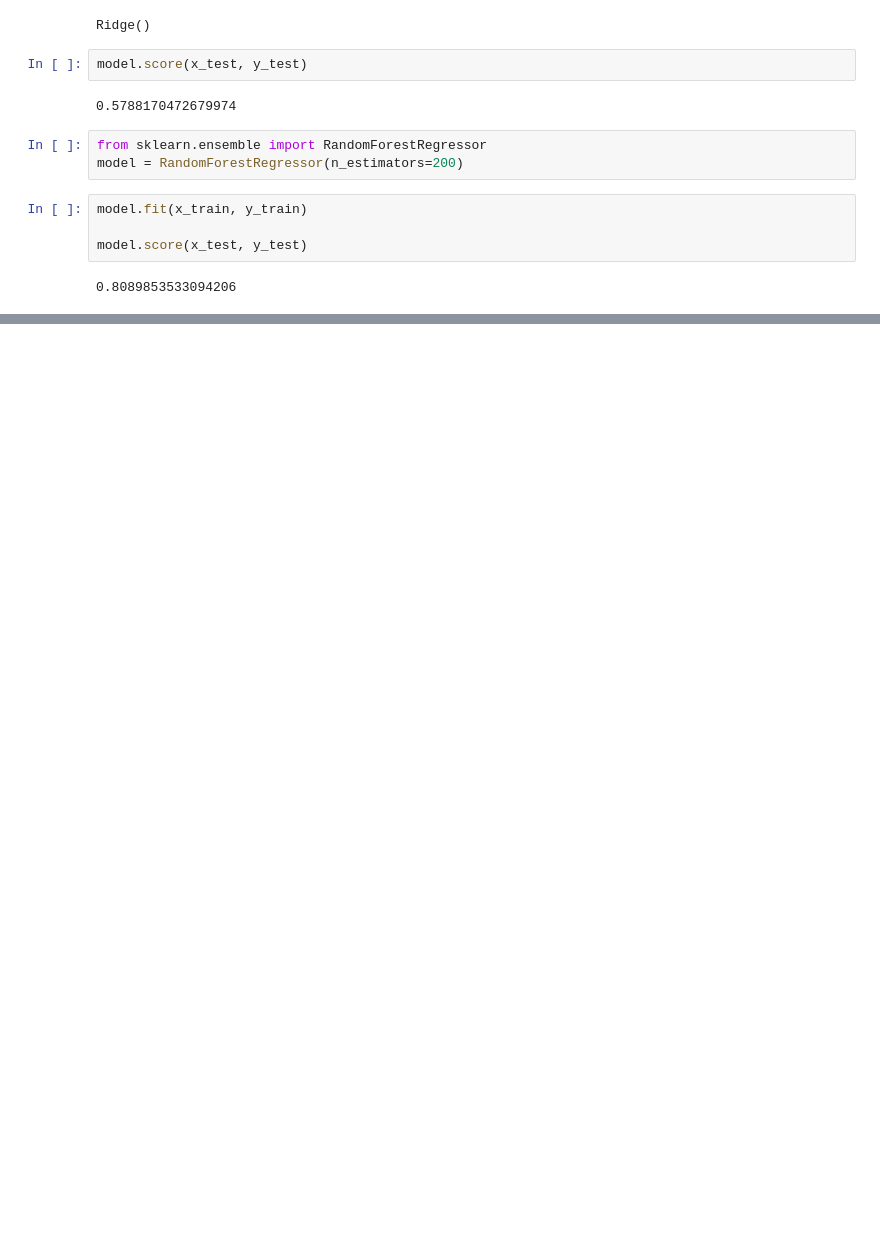
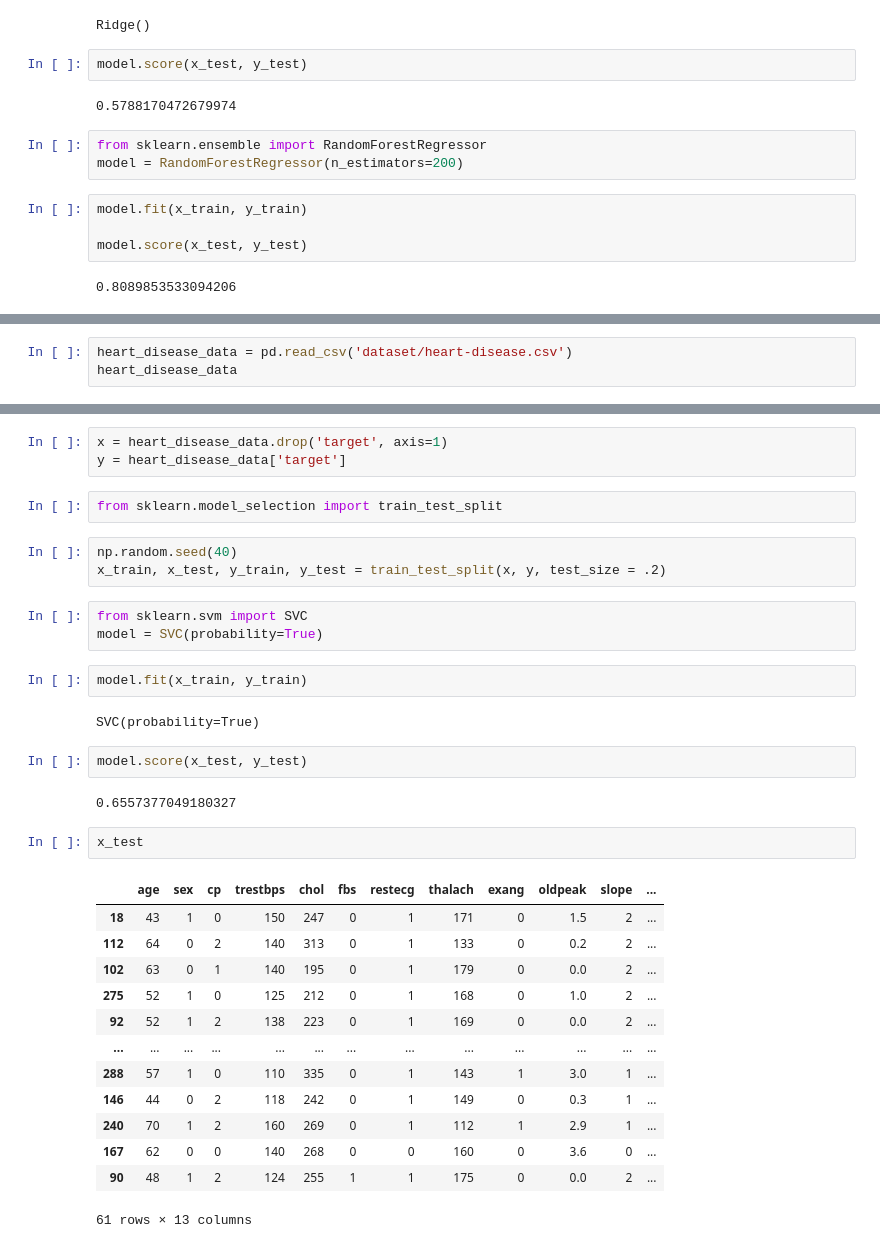
Before and after one commit to AhmadHassancs/Python_ML_Practice, a Jupyter notebook: Scikit-Learn End to End.ipynb, the cells around one changed output, grey strips where cells are left out. Saved outputs shown, nothing was run; the diff lists cells and outputs as text; blank space fills up the shorter version.

```diff
--- a/Scikit-Learn End to End.ipynb
+++ b/Scikit-Learn End to End.ipynb
@@ -387,0 +391,3 @@ model.score(x_test, y_test)
+# %%
+heart_disease_data = pd.read_csv('dataset/heart-disease.csv')
+heart_disease_data
@@ -387,0 +408,35 @@ model.score(x_test, y_test)
+# %%
+x = heart_disease_data.drop('target', axis=1)
+y = heart_disease_data['target']
+# %%
+from sklearn.model_selection import train_test_split
+# %%
+np.random.seed(40)
+x_train, x_test, y_train, y_test = train_test_split(x, y, test_size = .2)
+# %%
+from sklearn.svm import SVC
+model = SVC(probability=True)
+# %%
+model.fit(x_train, y_train)
+# %% [output]
+SVC(probability=True)
+# %%
+model.score(x_test, y_test)
+# %% [output]
+0.6557377049180327
+# %%
+x_test
+# %% [output]
+|  | age | sex | cp | trestbps | chol | fbs | restecg | thalach | exang | oldpeak | slope | ... |
+| 18 | 43 | 1 | 0 | 150 | 247 | 0 | 1 | 171 | 0 | 1.5 | 2 | ... |
+| 112 | 64 | 0 | 2 | 140 | 313 | 0 | 1 | 133 | 0 | 0.2 | 2 | ... |
+| 102 | 63 | 0 | 1 | 140 | 195 | 0 | 1 | 179 | 0 | 0.0 | 2 | ... |
+| 275 | 52 | 1 | 0 | 125 | 212 | 0 | 1 | 168 | 0 | 1.0 | 2 | ... |
+| 92 | 52 | 1 | 2 | 138 | 223 | 0 | 1 | 169 | 0 | 0.0 | 2 | ... |
+| ... | ... | ... | ... | ... | ... | ... | ... | ... | ... | ... | ... | ... |
+| 288 | 57 | 1 | 0 | 110 | 335 | 0 | 1 | 143 | 1 | 3.0 | 1 | ... |
+| 146 | 44 | 0 | 2 | 118 | 242 | 0 | 1 | 149 | 0 | 0.3 | 1 | ... |
+| 240 | 70 | 1 | 2 | 160 | 269 | 0 | 1 | 112 | 1 | 2.9 | 1 | ... |
+| 167 | 62 | 0 | 0 | 140 | 268 | 0 | 0 | 160 | 0 | 3.6 | 0 | ... |
+| 90 | 48 | 1 | 2 | 124 | 255 | 1 | 1 | 175 | 0 | 0.0 | 2 | ... |
+61 rows × 13 columns
```
Also changed, not shown: parts of 12 cells of this notebook.
